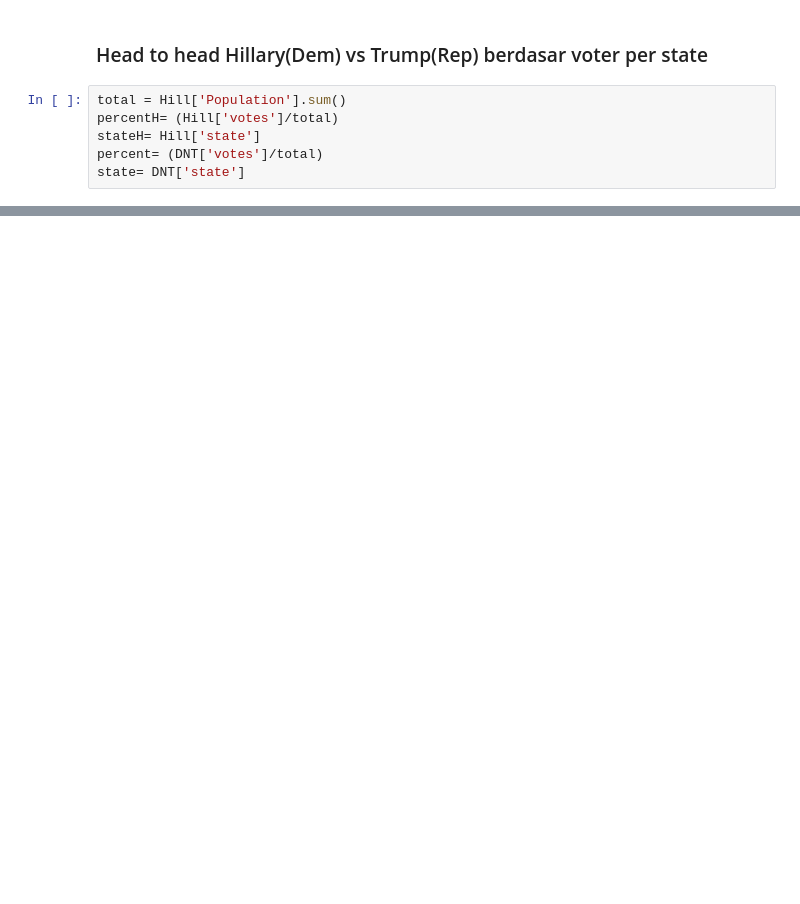
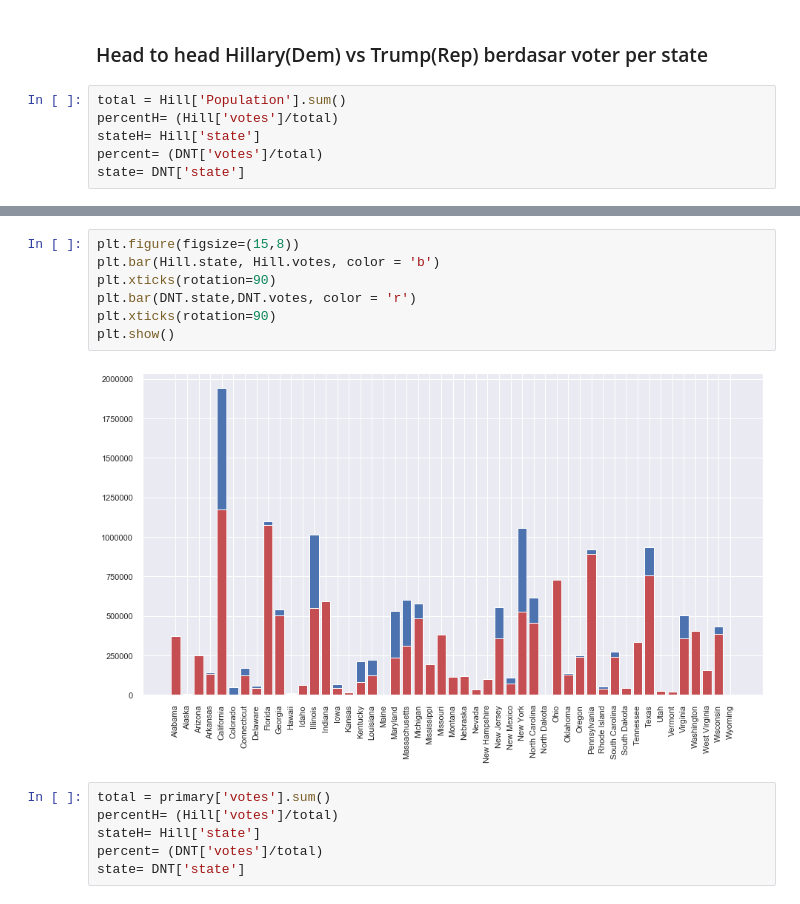
Before and after one commit to AdamMuhammad01/FinalProject_RepublicanAnalysisPredict, a Jupyter notebook: visualisasi.ipynb, the cells around one changed output, grey strips where cells are left out. Cells and saved outputs as stored; diff of their text form; blank space fills up the shorter version.

```diff
--- a/visualisasi.ipynb
+++ b/visualisasi.ipynb
@@ -466,0 +514,15 @@ plt.show()
+# %%
+plt.figure(figsize=(15,8))
+plt.bar(Hill.state, Hill.votes, color = 'b')
+plt.xticks(rotation=90)
+plt.bar(DNT.state,DNT.votes, color = 'r')
+plt.xticks(rotation=90)
+plt.show()
+# %% [output]
+[figure, added]
+# %%
+total = primary['votes'].sum()
+percentH= (Hill['votes']/total)
+stateH= Hill['state']
+percent= (DNT['votes']/total)
+state= DNT['state']
```
Also changed, not shown: parts of 21 cells of this notebook, 1 other file.
